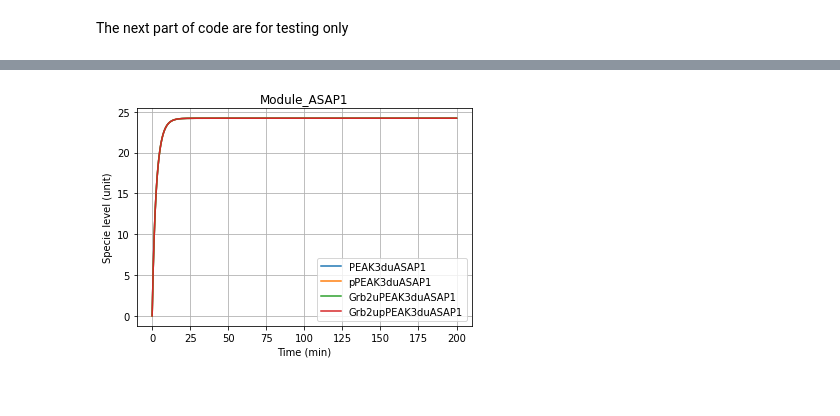
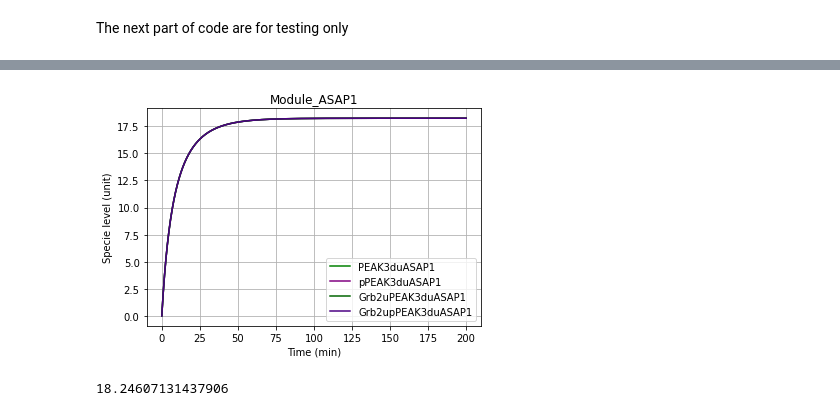
Before and after one commit to AnEvilBurrito/model-builder, a Jupyter notebook: peak3-network.ipynb, the cells around one changed output, grey strips where cells are left out. Saved outputs shown, nothing was run; the diff lists cells and outputs as text; code cells hidden in the pictures.

```diff
--- a/peak3-network.ipynb
+++ b/peak3-network.ipynb
@@ -305,17 +309,22 @@ plt.show()
 # %%
 Module_ASAP1 = OdeModel('Module_ASAP1')
 target = 'ASAP1'
 
 peak3_vars = ['PEAK3d', 'pPEAK3d', 'Grb2uPEAK3d', 'Grb2upPEAK3d']
 for p in peak3_vars:
     Module_ASAP1.addReaction(re.MassAction(p, target))
 
-Module_ASAP1.specieConc(peak3_vars, [100] * 4)
-Module_ASAP1.setState(target, 100)
+Module_ASAP1.specieConc(peak3_vars, [25, 25, 25, 25])
+# ^ changing peak3 var conc. changes not only the corresponding peak3 var. bound ASAP1
+# it also changes other PEAK3 var. bound ASAP1 conc.
+Module_ASAP1.setState(target, 100) # ASAP1 uniformly changes all bound ASAP1 species
 
 ignore = peak3_vars.copy()
 ignore.append(target)
 Module_ASAP1.simulate_beta(200)
-Module_ASAP1.plot(ignore_list=ignore)
+Module_ASAP1.plot(ignore_list=ignore, colours=['green', 'purple', 'darkgreen','indigo'])
+
+print(Module_ASAP1.extractStateValues('PEAK3duASAP1')[-1])
 # %% [output]
-[figure, old version]
+[figure, new version]
+18.24607131437906
```
Also changed, not shown: parts of 22 cells of this notebook, 3 other files.
